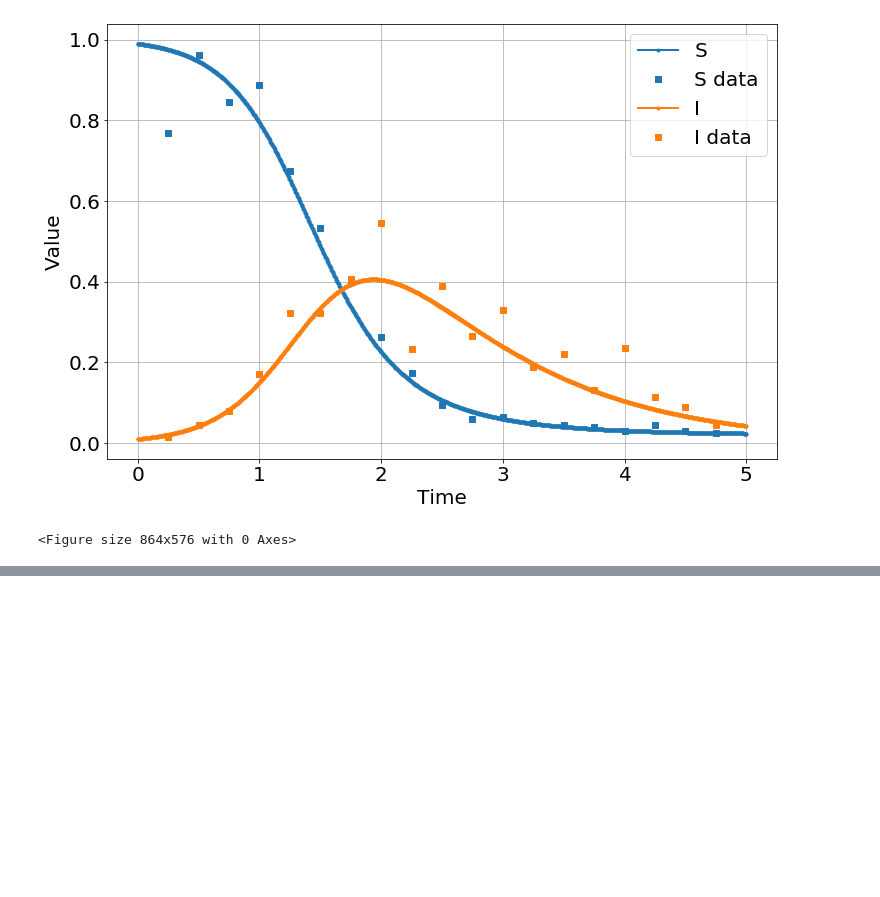
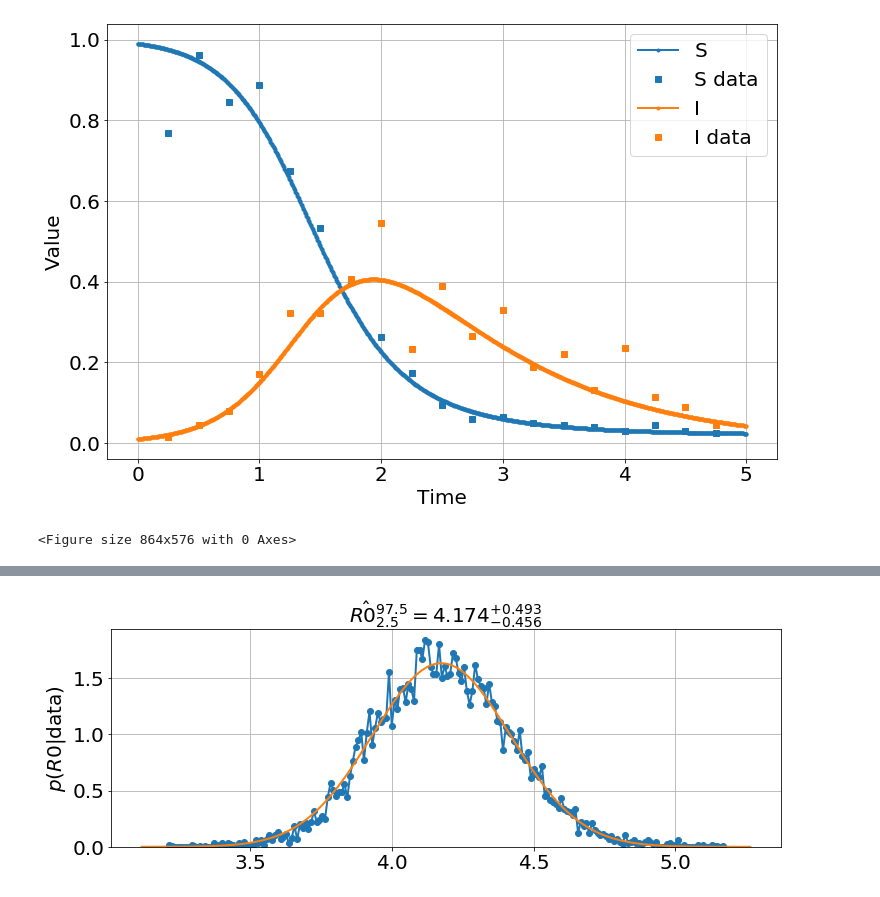
Before and after one commit to bblais/pyndamics, a Jupyter notebook: examples/Reproduce ODE API.ipynb, the cells around one changed output, grey strips where cells are left out. Cells and saved outputs as stored; diff of their text form; code cells hidden in the pictures; blank space fills up the shorter version.

```diff
--- a/examples/Reproduce ODE API.ipynb
+++ b/examples/Reproduce ODE API.ipynb
@@ -272,0 +295,6 @@ array([0.  , 0.25, 0.5 , 0.75, 1.  , 1.25, 1.5 , 1.75, 2.  , 2.25, 2.5 ,
+# %%
+R0=model.eval('β/γ')
+# %%
+model.plot_distributions(R0=R0)
+# %% [output]
+[figure, added]
```
Also changed, not shown: parts of 12 cells of this notebook, 2 other files.
